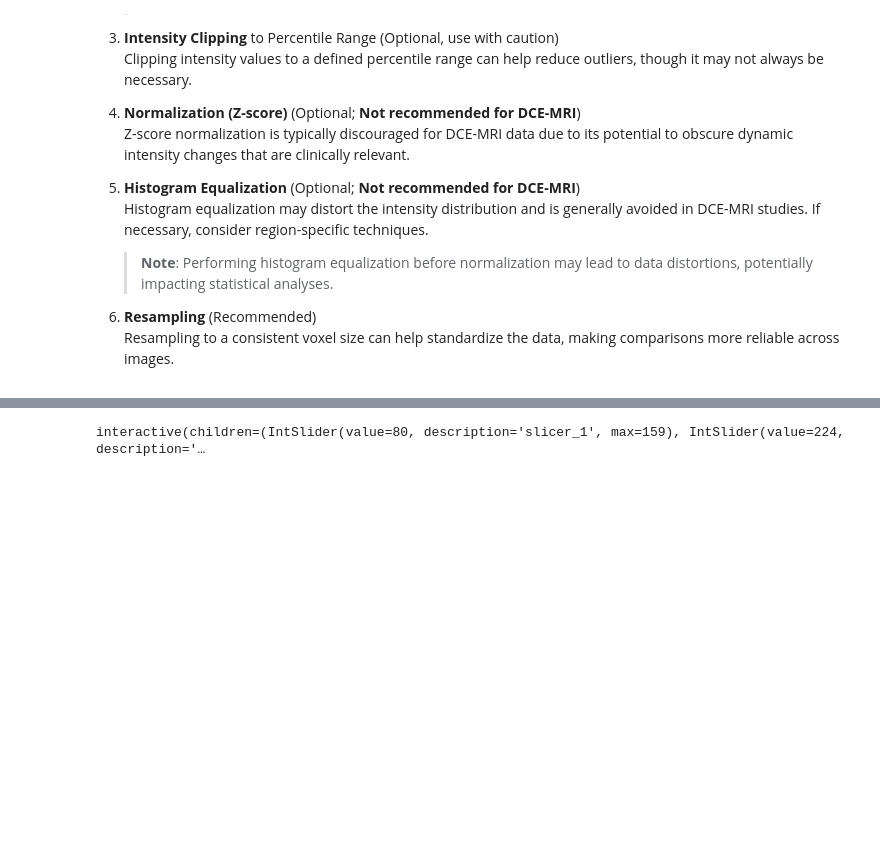
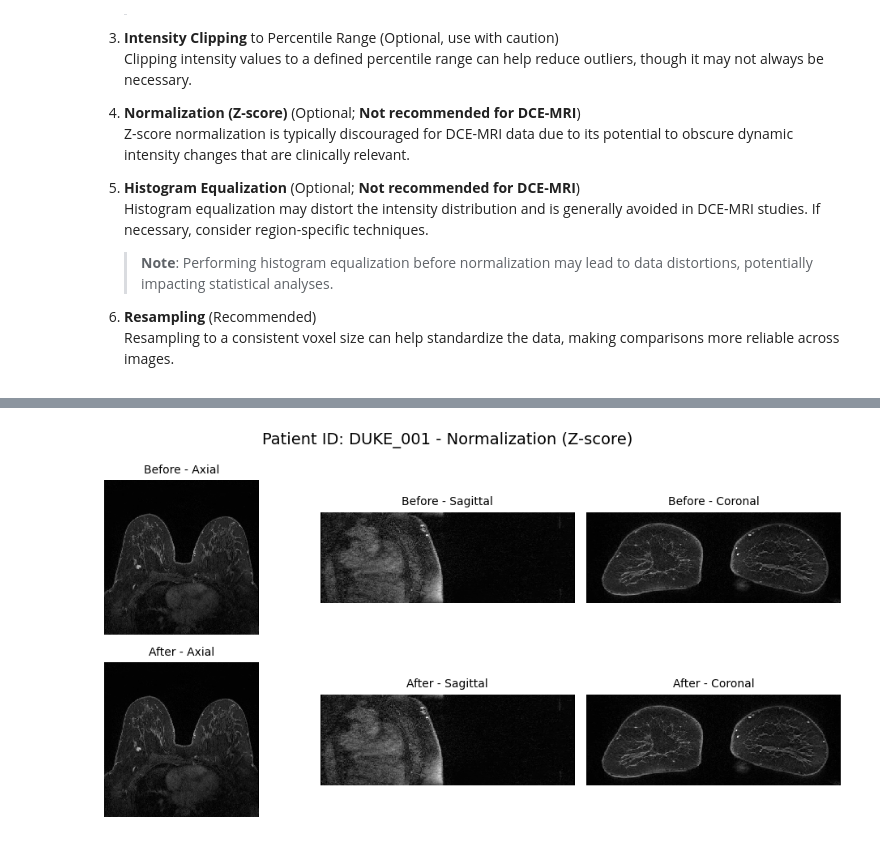
Before and after one commit to LidiaGarrucho/MAMA-MIA, a Jupyter notebook: notebooks/demo_preprocessing_pipeline.ipynb, the cells around one changed output, grey strips where cells are left out. Saved outputs shown, nothing was run; the diff lists cells and outputs as text; code cells hidden in the pictures; blank space fills up the shorter version.

```diff
--- a/notebooks/demo_preprocessing_pipeline.ipynb
+++ b/notebooks/demo_preprocessing_pipeline.ipynb
@@ -69,17 +76,19 @@ interactive(children=(IntSlider(value=80, description='slicer_1', max=159), IntS
 # %%
 # 4. Normalization (Z-score)
 # In DCE-MRI it is recommended to normalize each phase taking into account the mean and standard deviation of all the phases in the DCE-MRI sequence
 
 # For demo purposes, we will use the mean and standard deviation of the current phase
 LabelFilter = sitk.StatisticsImageFilter()
 LabelFilter.Execute(clipped_sitk)
 mean = LabelFilter.GetMean()
 std = LabelFilter.GetSigma()
 normalized_stik = zscore_normalization_sitk(denoised_sitk, mean, std)
 
-interactive_plot_mri_preprocessing(denoised_sitk, normalized_stik, patient_id, preprocessing_method='Normalization (Z-score)', figsize=(10, 5))
+plot_mri_preprocessing(denoised_sitk, normalized_stik, patient_id, preprocessing_method='Normalization (Z-score)', figsize=(10, 5))
+# Run to play with an interactive plot
+# interactive_plot_mri_preprocessing(denoised_sitk, normalized_stik, patient_id, preprocessing_method='Normalization (Z-score)', figsize=(10, 5))
 # %% [output]
-interactive(children=(IntSlider(value=80, description='slicer_1', max=159), IntSlider(value=224, description='…
+[figure, added]
 # %%
 # 5. Histogram Equalization (Not recommended for DCE-MRI, only for visualization purposes)
 # particularly for DCE-MRI, you need parameters that enhance local contrast without introducing excessive noise or artifacts.
```
Also changed, not shown: parts of 7 cells of this notebook, 2 other files.
